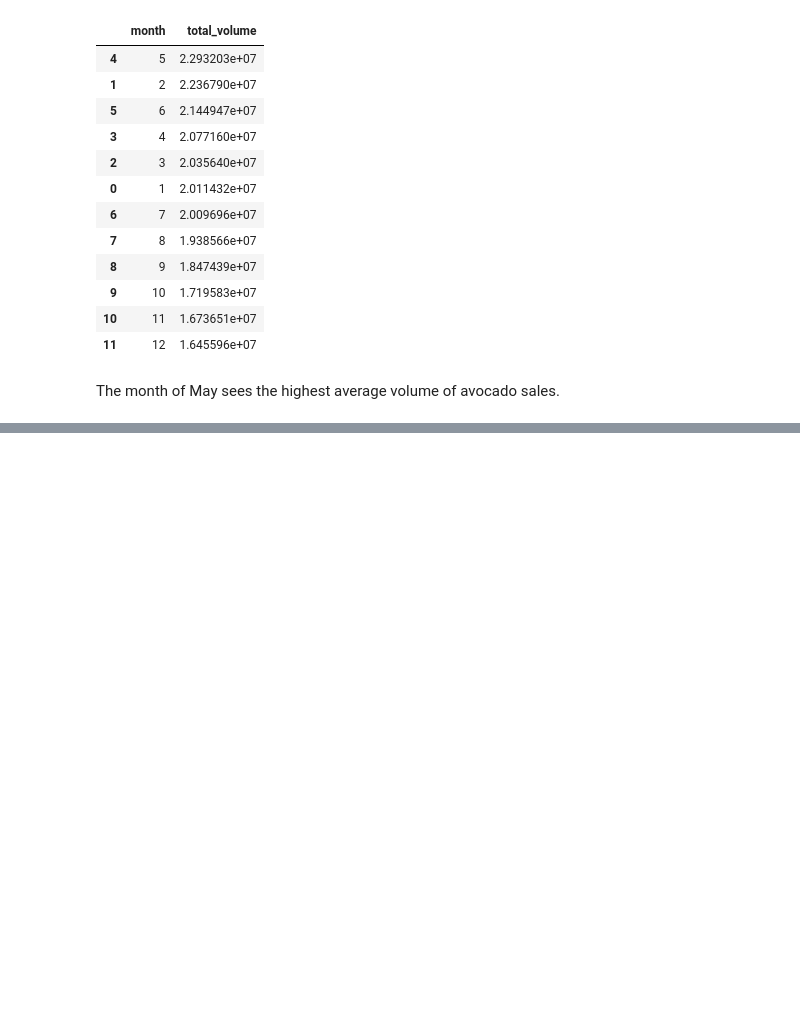
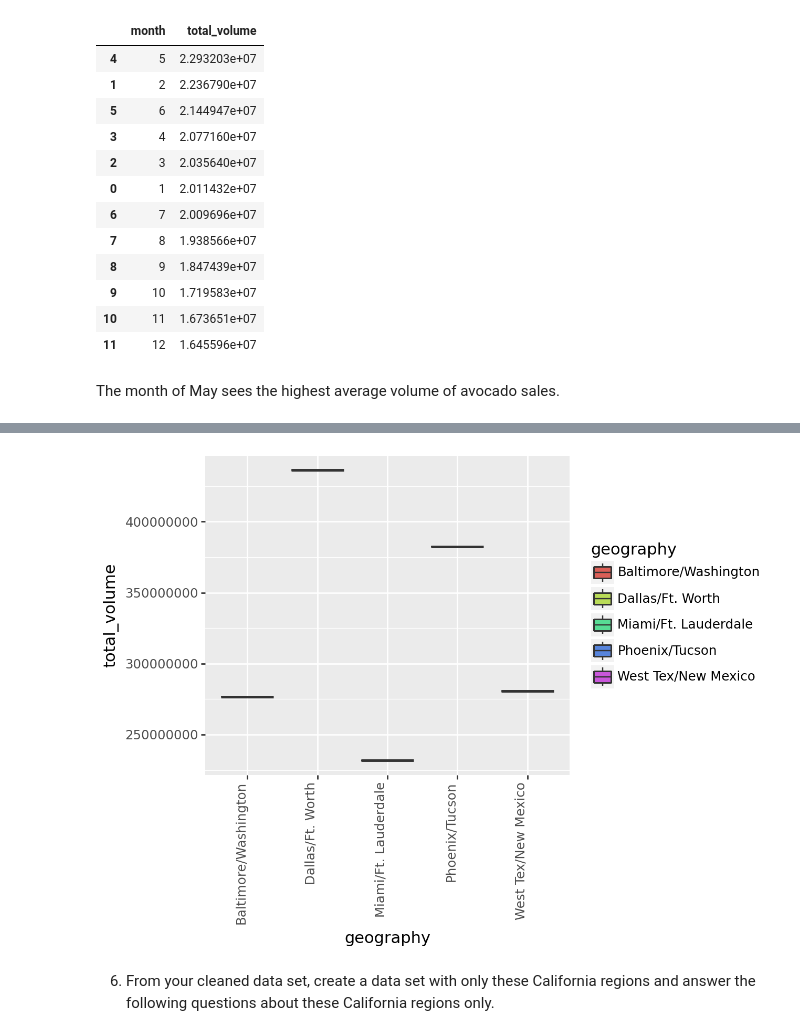
Before and after one commit to r-morag/Labs---GSB-544, a Jupyter notebook: lab2.ipynb, the cells around one changed output, grey strips where cells are left out. Saved outputs shown, nothing was run; the diff lists cells and outputs as text; code cells hidden in the pictures; blank space fills up the shorter version.

```diff
--- a/lab2.ipynb
+++ b/lab2.ipynb
@@ -86,0 +103,6 @@ The month of May sees the highest average volume of avocado sales.
+# %%
+metro_regions = avocado_df[avocado_df["metro_region"] == 1]
+
+most_total_metro =metro_regions.groupby("geography")["total_volume"].sum().reset_index().sort_values(by="total_volume", ascending=False).head(n=5)
+
+most_total_metro
@@ -86,0 +116,13 @@ The month of May sees the highest average volume of avocado sales.
+# %%
+# The boxplot graph is not rendering correctly.
+
+from plotnine import ggplot, aes, geom_boxplot, theme, element_text
+
+(ggplot(most_total_metro, aes(x="geography", y="total_volume", fill="geography"))
++ geom_boxplot()
++ theme(axis_text_x=element_text(angle=90, hjust=1))
+)
+# %% [output]
+[figure, added]
+# %% [markdown]
+6. From your cleaned data set, create a data set with only these California regions and answer the following questions about these California regions only.
```
Also changed, not shown: parts of 17 cells of this notebook.
